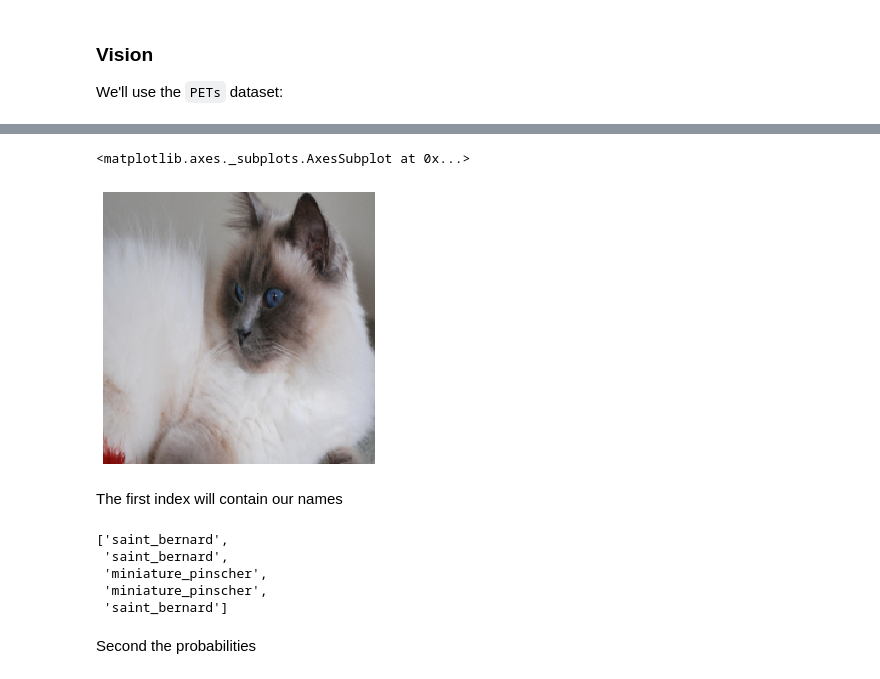
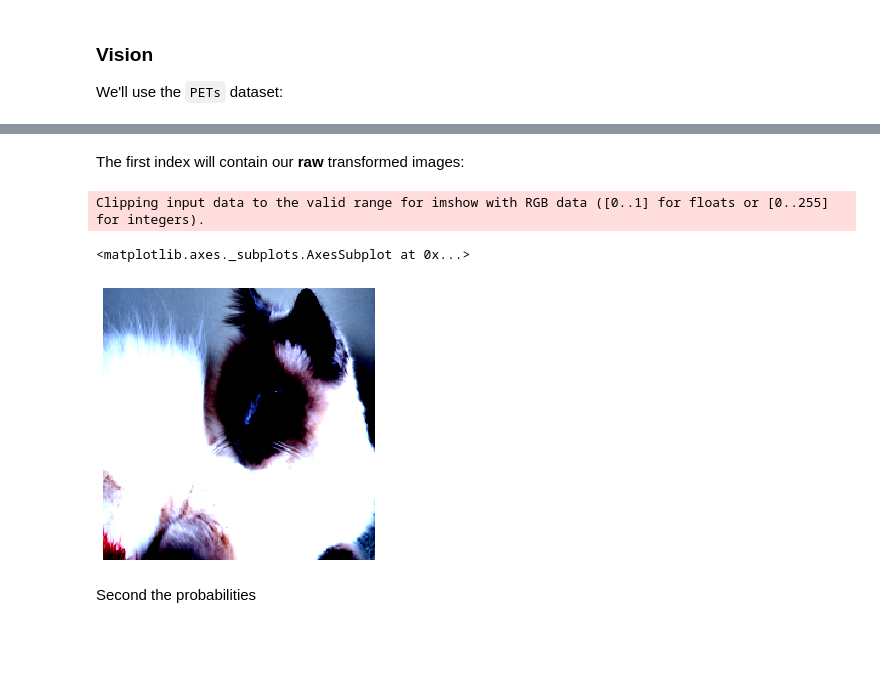
Before and after one commit to muellerzr/fastinference, a Jupyter notebook: nbs/00_inference.ipynb, the cells around one changed output, grey strips where cells are left out. Cells and saved outputs as stored; diff of their text form; code cells hidden in the pictures; blank space fills up the shorter version.

```diff
--- a/nbs/00_inference.ipynb
+++ b/nbs/00_inference.ipynb
@@ -205,0 +143,2 @@ For images we can also plot the original image with the label, see the below for
+# %%
+imgs, probs, classes, clas_idx = learn.get_preds(dl=learn.dls.test_dl(fnames[:3]), with_input=True, with_decoded=True)
@@ -206,5 +147,8 @@ For images we can also plot the original image with the label, see the below for
+# %% [markdown]
+The first index will contain our **raw** transformed images:
 # %%
-im[0].show()
+TensorImage(imgs[0]).show()
 # %% [output]
-<matplotlib.axes._subplots.AxesSubplot at 0x...>
+Clipping input data to the valid range for imshow with RGB data ([0..1] for floats or [0..255] for integers).
+<matplotlib.axes._subplots.AxesSubplot at 0x...>
-[figure, old version]
+[figure, new version]
@@ -213,13 +155,3 @@ doc(learn.get_preds)
-# %% [markdown]
-The first index will contain our names
-# %%
-preds[0][:5]
-# %% [output]
-['saint_bernard',
- 'saint_bernard',
- 'miniature_pinscher',
- 'miniature_pinscher',
- 'saint_bernard']
 # %% [markdown]
 Second the probabilities
 # %%
```
Also changed, not shown: parts of 37 cells of this notebook, 5 other files.
